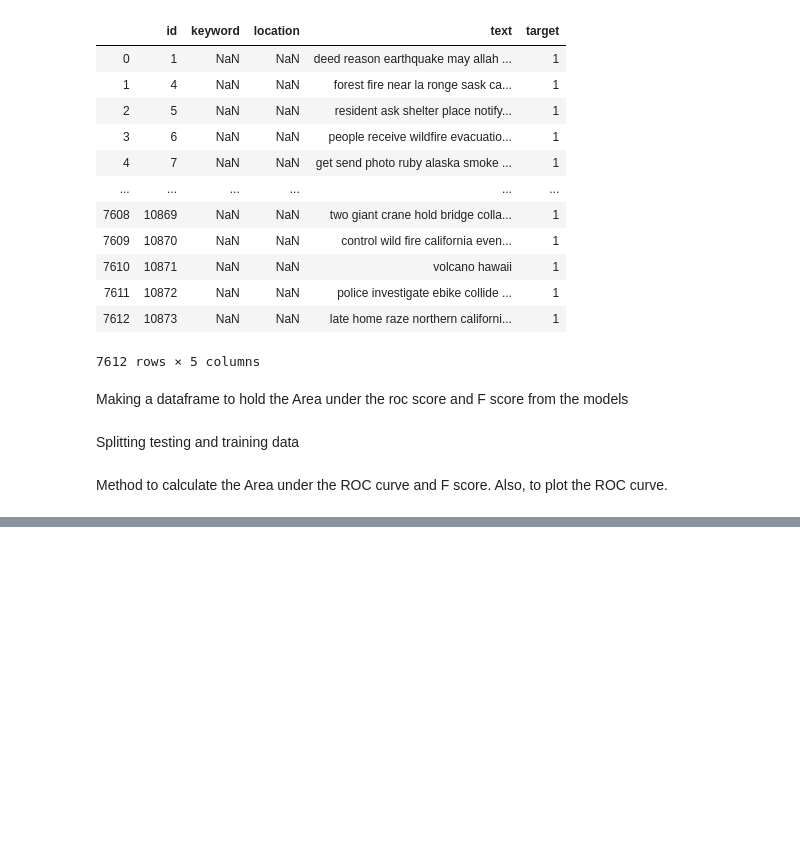
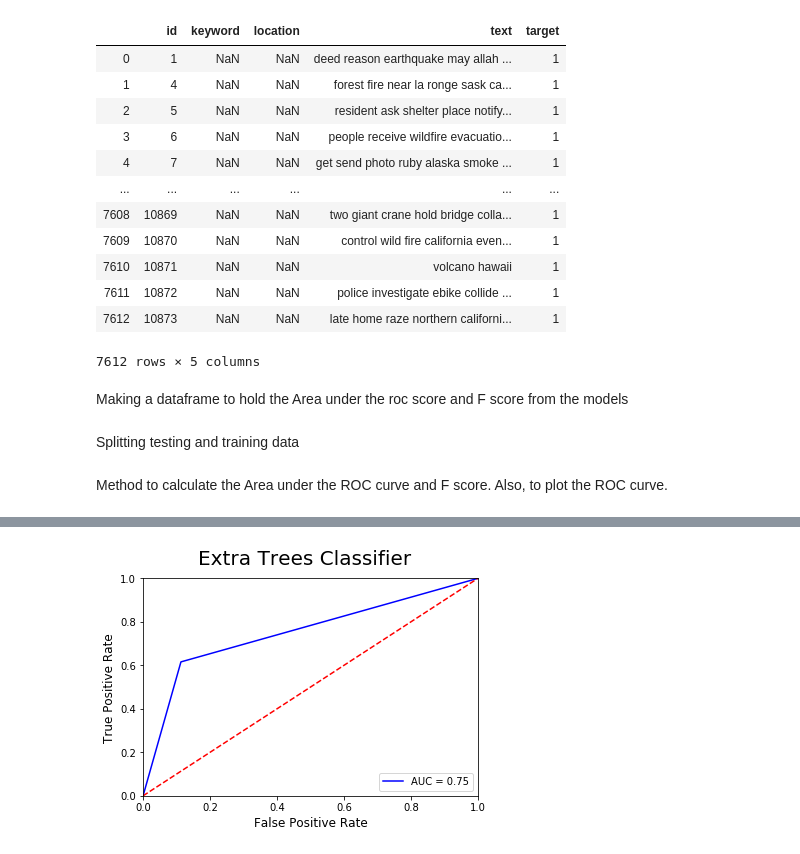
Before and after one commit to ShashankSharma26/Disaster-or-not-NLP-with-tweets, a Jupyter notebook: Data Modelling/Disaster or not- Data Modelling.ipynb, the cells around one changed output, grey strips where cells are left out. Saved outputs shown, nothing was run; the diff lists cells and outputs as text; code cells hidden in the pictures; blank space fills up the shorter version.

```diff
--- a/Data Modelling/Disaster or not- Data Modelling.ipynb
+++ b/Data Modelling/Disaster or not- Data Modelling.ipynb
@@ -107,9 +118,13 @@ model_result = model_result.append({'Model':'ADA Boost Classifier','AUC ROC': au
 # %%
-et_classifier = Pipeline([('tfidf', TfidfVectorizer(ngram_range=(1,2))), ('et', ExtraTreesClassifier())])
+et_classifier = Pipeline([('vect', CountVectorizer(ngram_range=(1,2))),
+                          ('tfidf', TfidfTransformer()),
+                          ('et', ExtraTreesClassifier())])
 
 et_model = et_classifier.fit(X_train, y_train)
 
 et_prediction = et_model.predict(X_test)
-auc,f = roc(ada_prediction,'Extra  Classifier')
+auc,f = roc(et_prediction,'Extra Trees Classifier')
 
-model_result = model_result.append({'Model':'ADA Boost Classifier','AUC ROC': auc,'F1':f}, ignore_index=True)
+model_result = model_result.append({'Model':'Extra Trees Classifier','AUC ROC': auc,'F1':f}, ignore_index=True)
+# %% [output]
+[figure, added]
```
Also changed, not shown: parts of 7 cells of this notebook.
